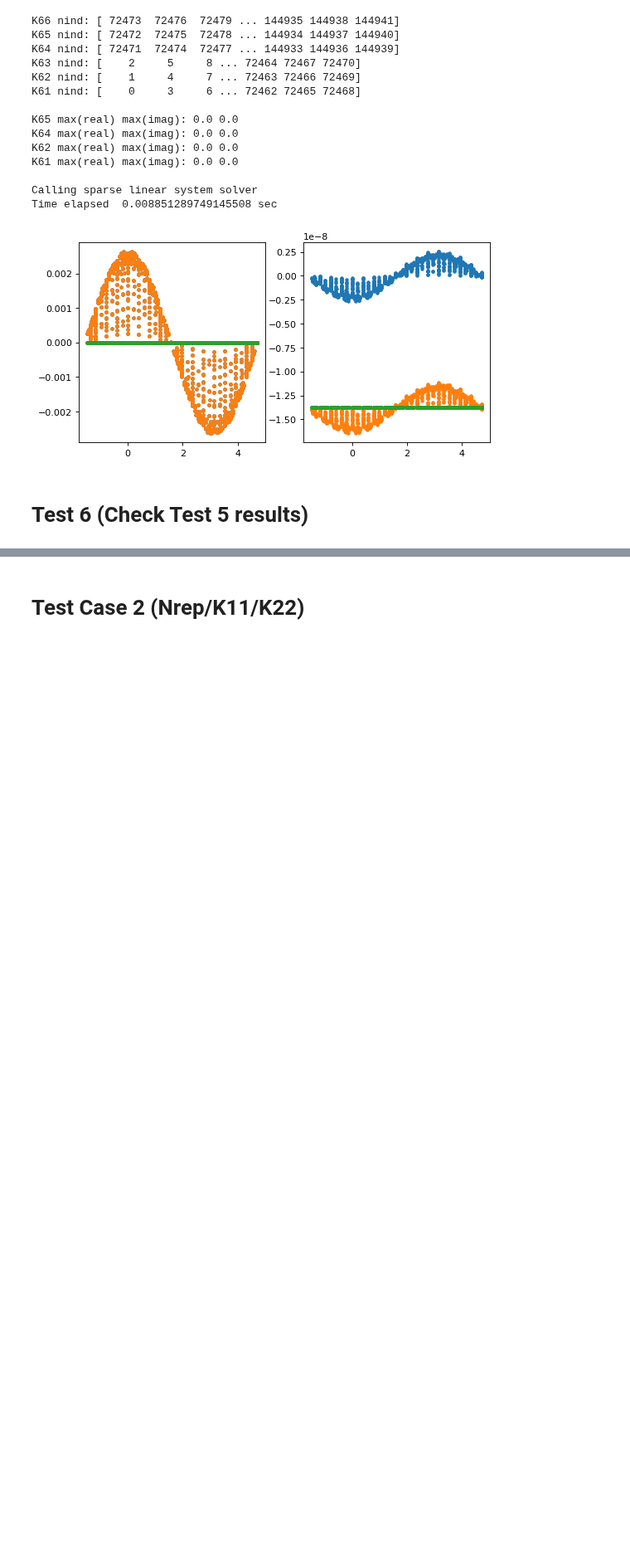
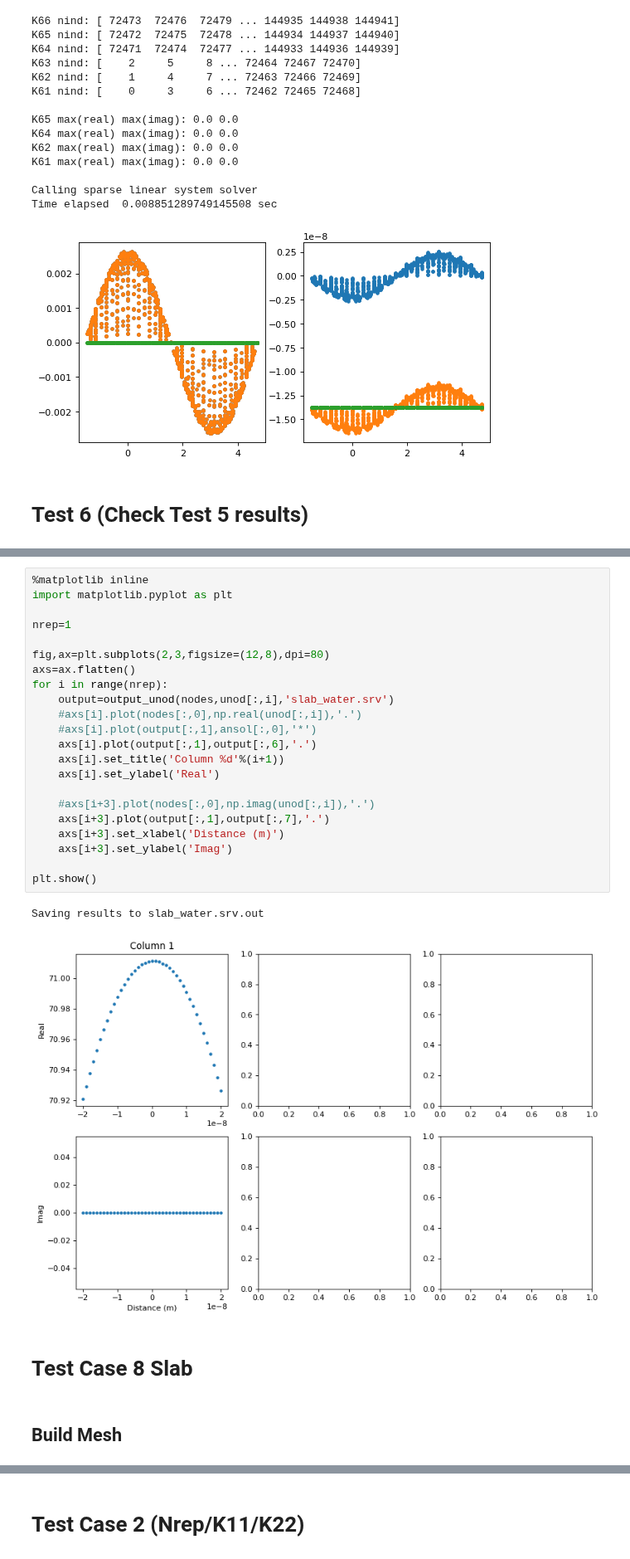
Before and after one commit to yuccadrew/sip, a Jupyter notebook: test_sphere_s61.ipynb, the cells around one changed output, grey strips where cells are left out. Shown at 83% size. Cells and saved outputs as stored; diff of their text form; blank space fills up the shorter version.

```diff
--- a/test_sphere_s61.ipynb
+++ b/test_sphere_s61.ipynb
@@ -1644,0 +2009,29 @@ Time elapsed  0.008812904357910156 sec
+# %%
+%matplotlib inline
+import matplotlib.pyplot as plt
+
+nrep=1
+
+fig,ax=plt.subplots(2,3,figsize=(12,8),dpi=80)
+axs=ax.flatten()
+for i in range(nrep):
+    output=output_unod(nodes,unod[:,i],'slab_water.srv')
+    #axs[i].plot(nodes[:,0],np.real(unod[:,i]),'.')
+    #axs[i].plot(output[:,1],ansol[:,0],'*')
+    axs[i].plot(output[:,1],output[:,6],'.')
+    axs[i].set_title('Column %d'%(i+1))
+    axs[i].set_ylabel('Real')
+
+    #axs[i+3].plot(nodes[:,0],np.imag(unod[:,i]),'.')
+    axs[i+3].plot(output[:,1],output[:,7],'.')
+    axs[i+3].set_xlabel('Distance (m)')
+    axs[i+3].set_ylabel('Imag')
+
+plt.show()
+# %% [output]
+Saving results to slab_water.srv.out
+[figure, added]
+# %% [markdown]
+# Test Case 8 Slab
+# %% [markdown]
+## Build Mesh
```
Also changed, not shown: parts of 35 cells of this notebook.
